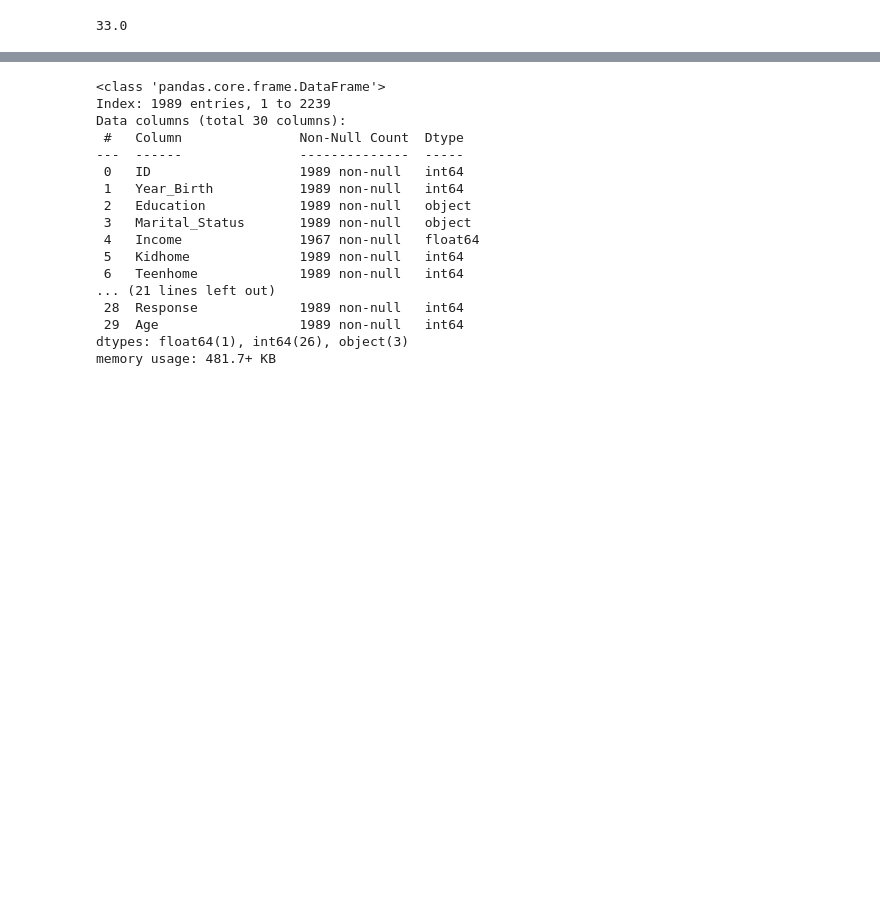
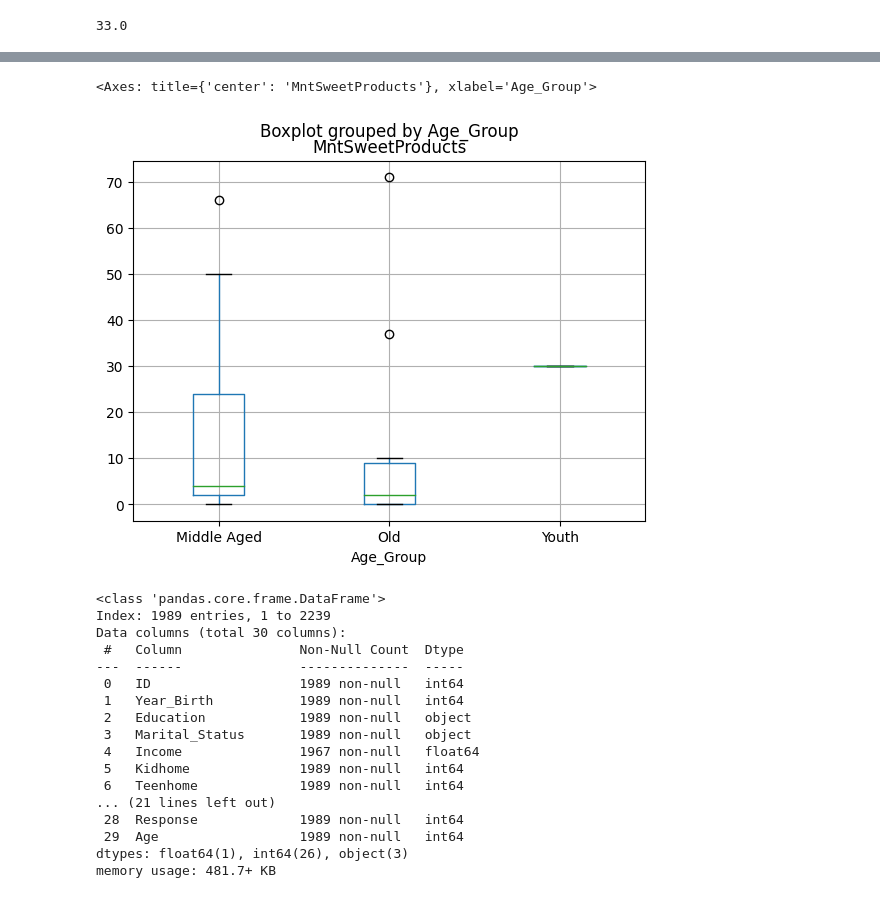
Before and after one commit to RichardCanchon29/BIT_IA_Bootcamp, a Jupyter notebook: S1_Clase_5_EDA_MARKETING.ipynb, the cells around one changed output, grey strips where cells are left out. Drawn from its saved outputs; the diff is of its cells as text; code cells hidden in the pictures; blank space fills up the shorter version.

```diff
--- a/S1_Clase_5_EDA_MARKETING.ipynb
+++ b/S1_Clase_5_EDA_MARKETING.ipynb
@@ -269,3 +288,8 @@ df = df[~((df['MntSweetProducts'] < (Q1-1.5*IQR)) | (df['MntSweetProducts'] > (Q
+# %%
+df.boxplot(column="MntSweetProducts", by="Age_Group")
+# %% [output]
+<Axes: title={'center': 'MntSweetProducts'}, xlabel='Age_Group'>
+[figure, added]
 # %%
 df.info()
 # %% [output]
```
Also changed, not shown: parts of 1 cell of this notebook.
